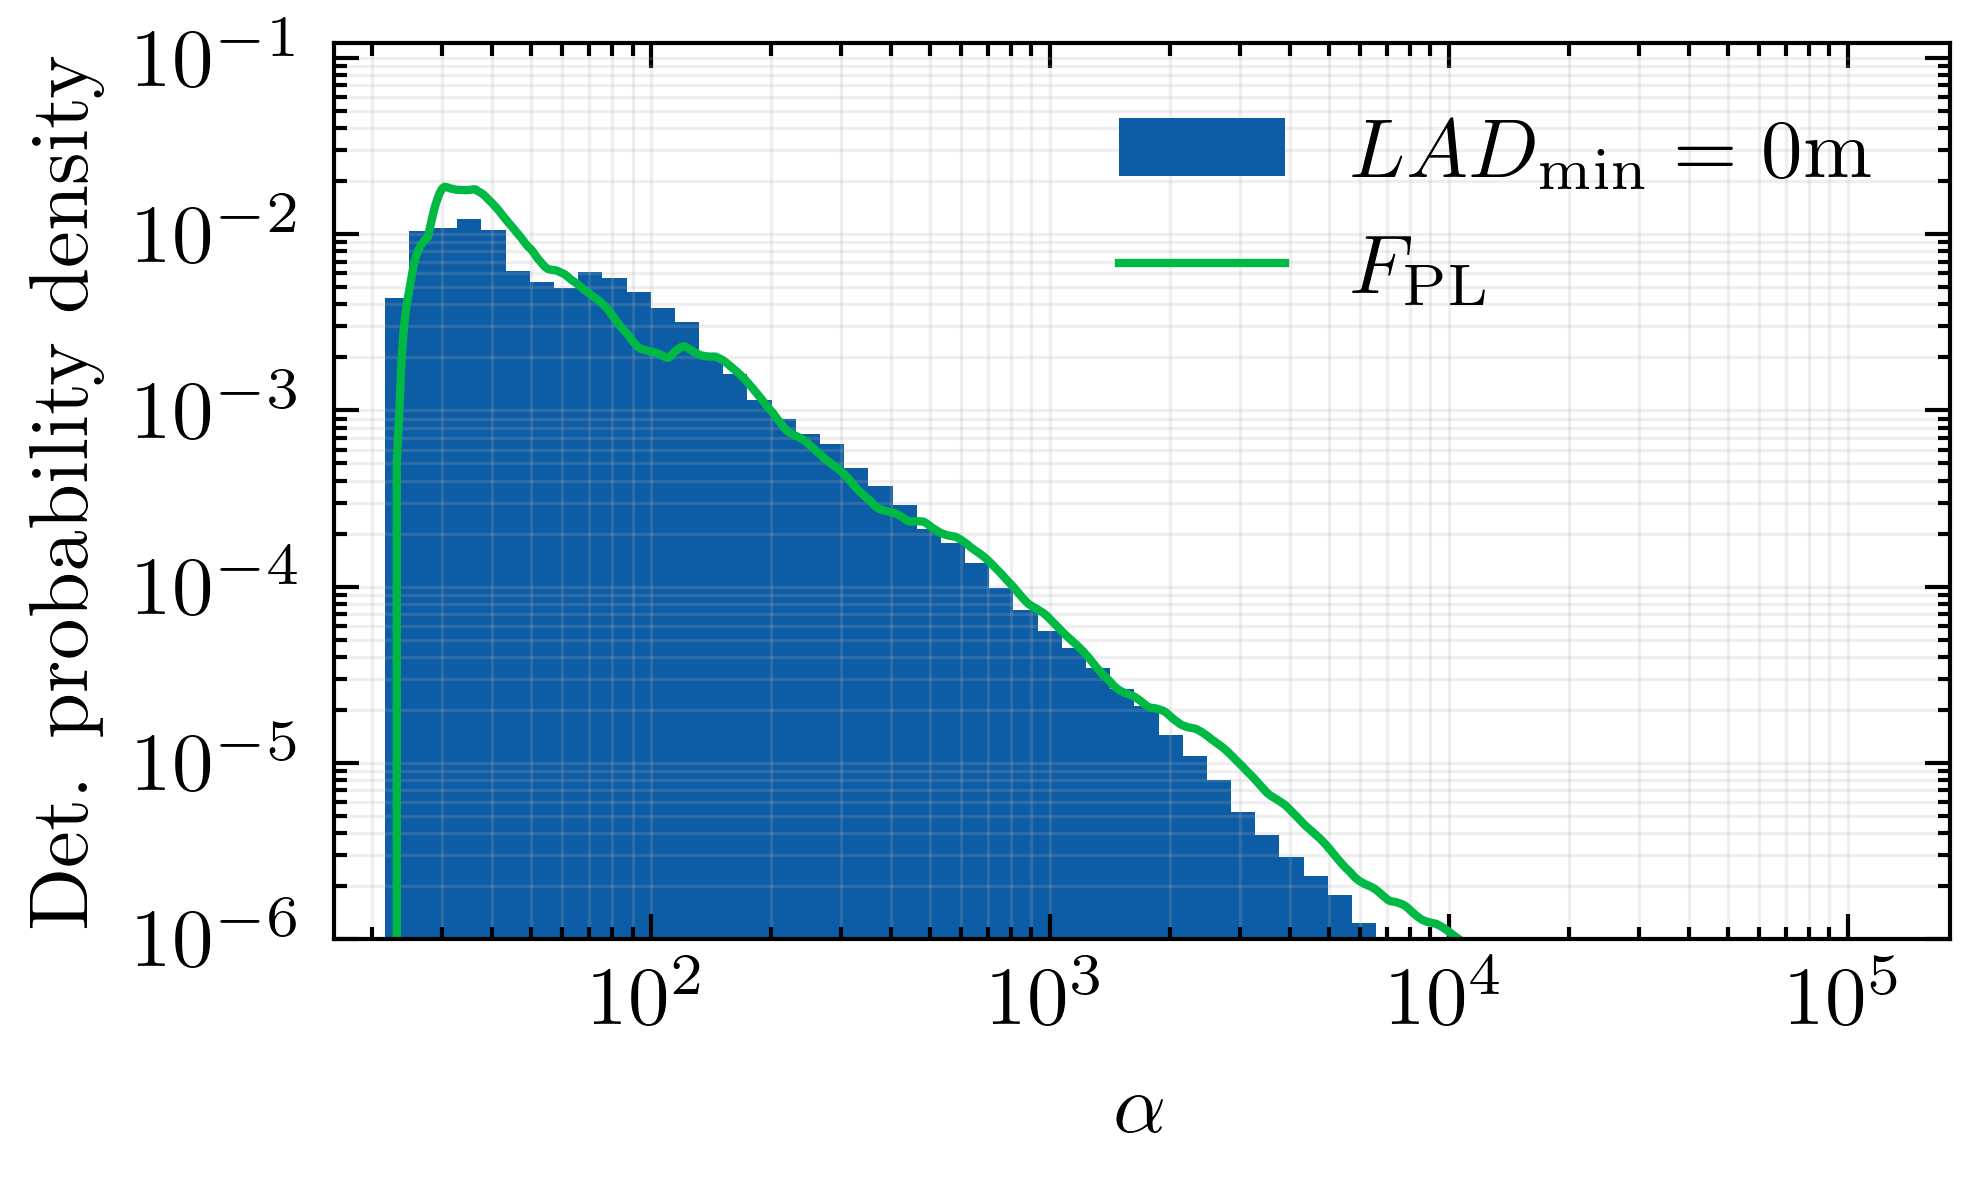
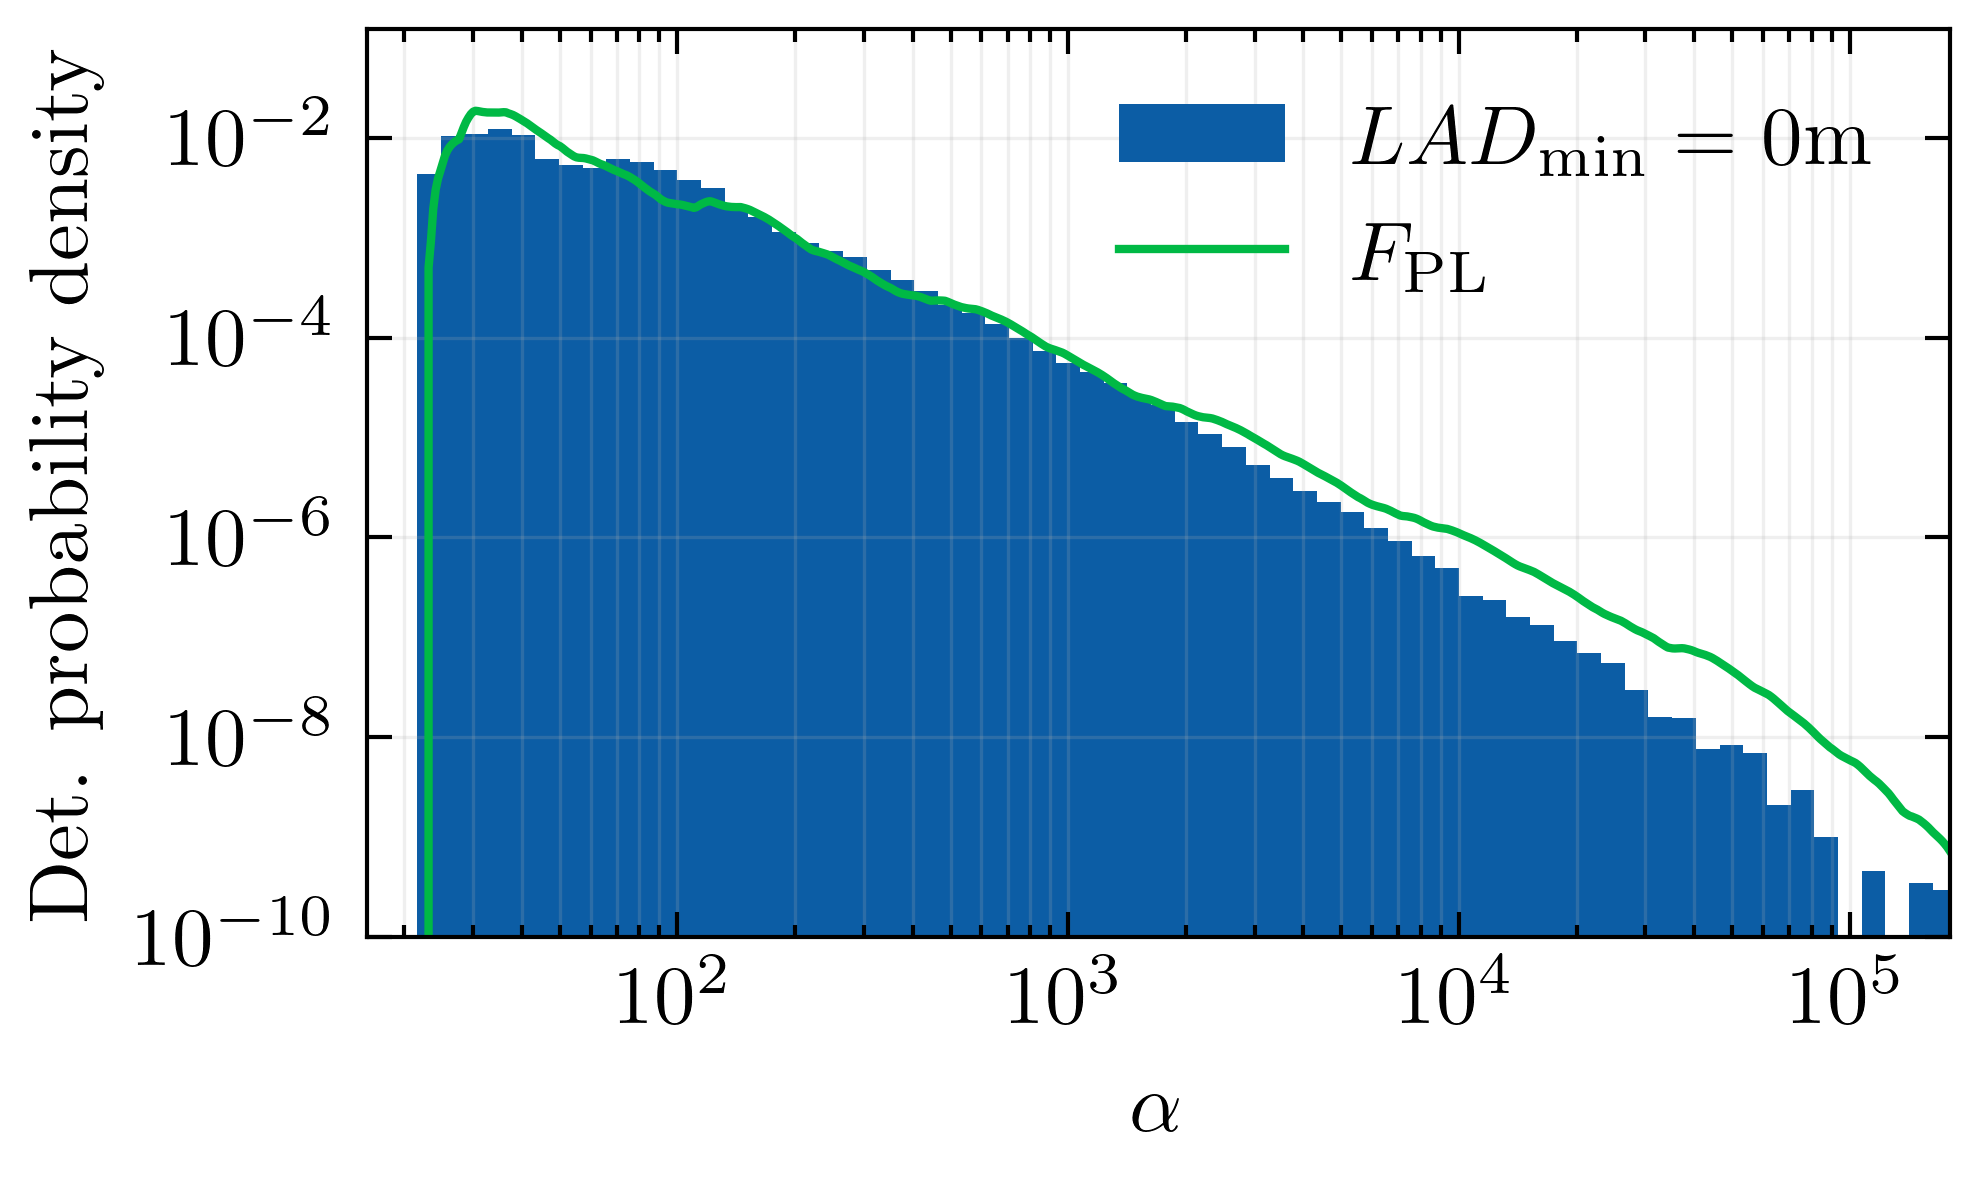
Unified diff of the notebook cell whose output changed from the first chart to the second:
--- before
+++ after
@@ -10,5 +10,5 @@
 plt.plot(alphas, fit.F_norm(alphas, fit_params, sm.best_p_function), label = r"$F_{\text{PL}}$")
 
-plt.ylim(1e-6, counts.max() * 10)
+plt.ylim(1e-10, counts.max() * 10)
 plt.xlim(fit.plot_range[0] * 0.7, fit.plot_range[1] * 0.5)
 plt.xscale("log")

Commit: Small tweaks